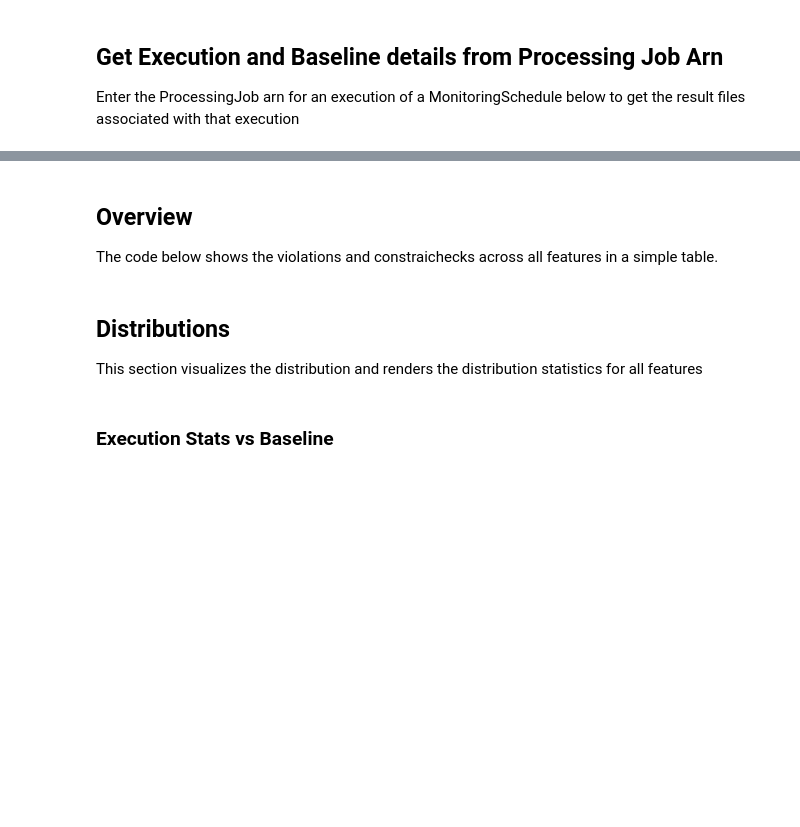
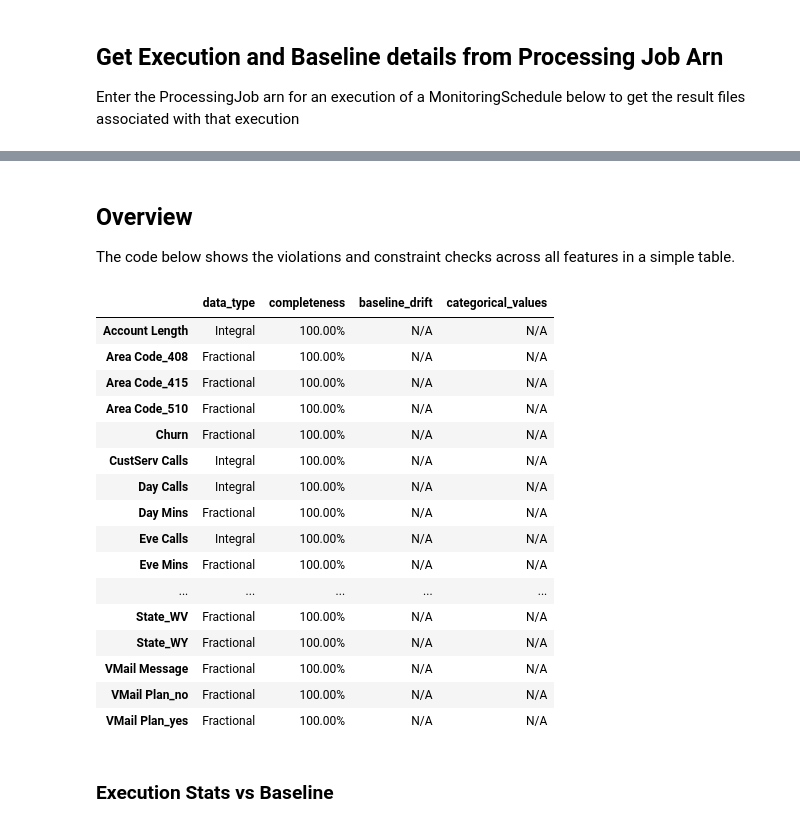
Before and after one commit to lpatruno/sagemaker-workshop-420, a Jupyter notebook: notebooks/05_day2_model_monitor.ipynb, the cells around one changed output, grey strips where cells are left out. Drawn from its saved outputs; the diff is of its cells as text; code cells hidden in the pictures; blank space fills up the shorter version.

```diff
--- a/notebooks/05_day2_model_monitor.ipynb
+++ b/notebooks/05_day2_model_monitor.ipynb
@@ -45,5 +48,6 @@ xgboost_image_name
 # %%
-model_s3_path = 's3://sagemaker-workshop-420/xgb-churn/output/xgboost-customer-churn-2020-04-11-12-15-49-863/output/model.tar.gz'
+model_s3_path = 's3://sagemaker-workshop-420/xgb-churn/xgboost-churn-builtin-2020-04-15-22-50-24-089/output/model.tar.gz'
+xgboost_image_name = get_image_uri(boto_session.region_name, 'xgboost', repo_version='0.90-2')
 # %%
 xgboost_model = Model(model_data=model_s3_path,
                       image=xgboost_image_name,
@@ -330,7 +421,10 @@ import os
 
 from sagemaker.model_monitor import MonitoringExecution
 # %%
-execution = MonitoringExecution.from_processing_arn(sagemaker_session=sagemaker_session, processing_job_arn=processing_job_arn)
+execution = MonitoringExecution.from_processing_arn(
+    sagemaker_session=sagemaker_session,
+    processing_job_arn=processing_job_arn)
+
 exec_inputs = {inp['InputName']: inp for inp in execution.describe()['ProcessingInputs']}
 exec_results = execution.output.destination
 # %%
@@ -344,4 +438,4 @@ violations = json.loads(S3Downloader.read_file(violations_filepath))['violations
 # %% [markdown]
 ## Overview
 
-The code below shows the violations and constraichecks across all features in a simple table.
+The code below shows the violations and constraint checks across all features in a simple table.
@@ -350,9 +442,30 @@ import utils as mu
+# %%
+import utils as mu
+
+pd.set_option('display.max_columns', 20)     # Make sure we can see all of the columns
+pd.set_option('display.max_rows', 70)         # Keep the output on one page
 # %%
-mu.show_violation_df(baseline_statistics=baseline_statistics, latest_statistics=execution_statistics, violations=violations)
+mu.show_violation_df(baseline_statistics=baseline_statistics,
+                     latest_statistics=execution_statistics,
+                     violations=violations)
+# %% [output]
+|  | data_type | completeness | baseline_drift | categorical_values |
+| Account Length | Integral | 100.00% | N/A | N/A |
+| Area Code_408 | Fractional | 100.00% | N/A | N/A |
+| Area Code_415 | Fractional | 100.00% | N/A | N/A |
+| Area Code_510 | Fractional | 100.00% | N/A | N/A |
+| Churn | Fractional | 100.00% | N/A | N/A |
+| CustServ Calls | Integral | 100.00% | N/A | N/A |
+| Day Calls | Integral | 100.00% | N/A | N/A |
+| Day Mins | Fractional | 100.00% | N/A | N/A |
+| Eve Calls | Integral | 100.00% | N/A | N/A |
+| Eve Mins | Fractional | 100.00% | N/A | N/A |
+| ... | ... | ... | ... | ... |
+| State_WV | Fractional | 100.00% | N/A | N/A |
+| State_WY | Fractional | 100.00% | N/A | N/A |
+| VMail Message | Fractional | 100.00% | N/A | N/A |
+| VMail Plan_no | Fractional | 100.00% | N/A | N/A |
+| VMail Plan_yes | Fractional | 100.00% | N/A | N/A |
-# %% [markdown]
-## Distributions
-
-This section visualizes the distribution and renders the distribution statistics for all features
 # %%
 features = mu.get_features(execution_statistics)
 feature_baselines = mu.get_features(baseline_statistics)
```
Also changed, not shown: parts of 42 cells of this notebook, 1 other file.
